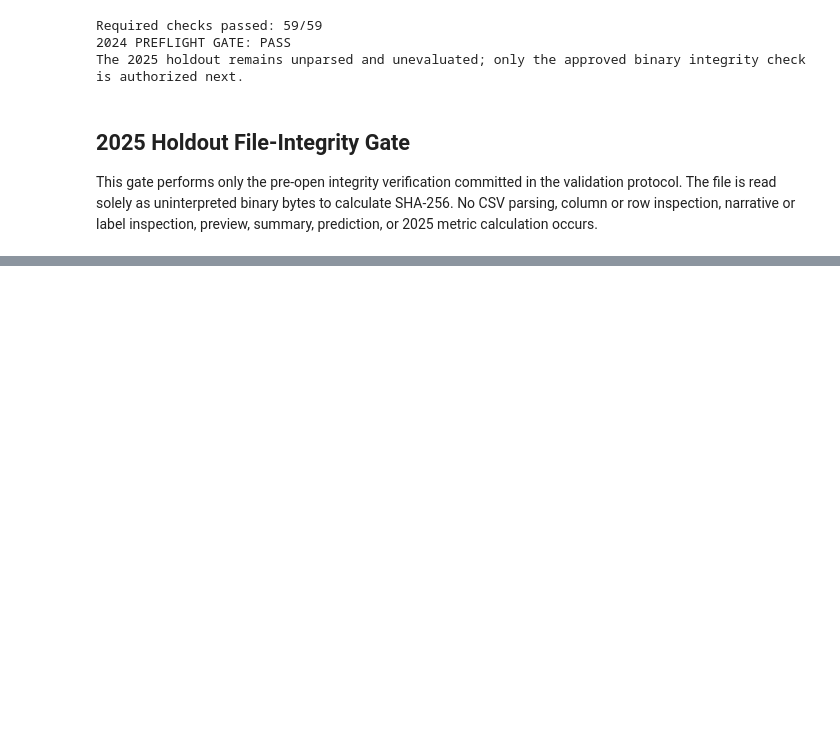
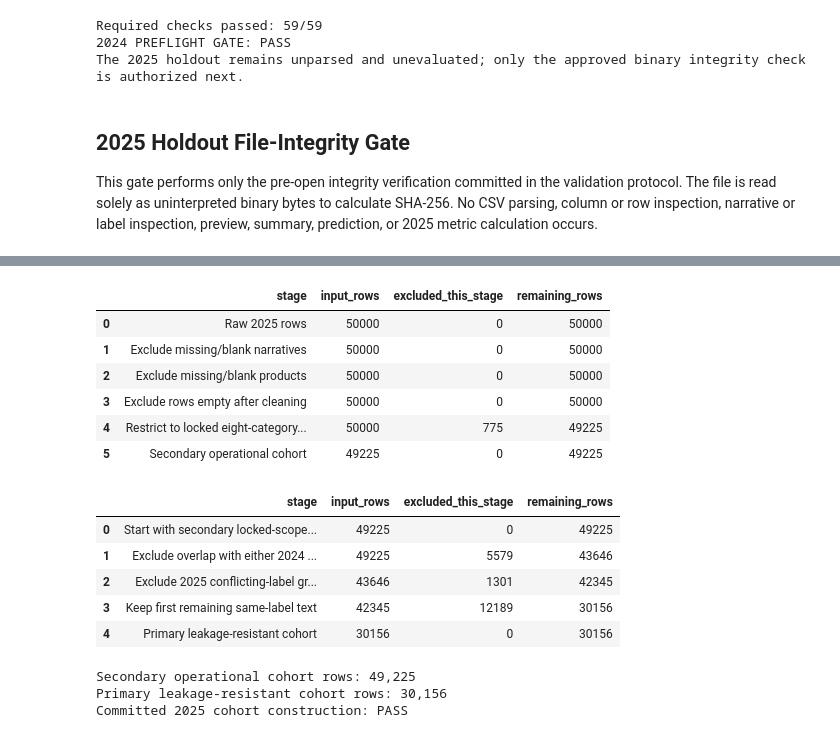
Before and after one commit to rihua-tech/financial-complaint-auto-routing-nlp, a Jupyter notebook: notebooks/07_2025_out_of_time_validation.ipynb, the cells around one changed output, grey strips where cells are left out. Saved outputs shown, nothing was run; the diff lists cells and outputs as text; code cells hidden in the pictures; blank space fills up the shorter version.

```diff
--- a/notebooks/07_2025_out_of_time_validation.ipynb
+++ b/notebooks/07_2025_out_of_time_validation.ipynb
@@ -793,0 +1061,74 @@ The 2025 file was read only as raw binary bytes; its CSV contents remain unparse
+# %%
+secondary_2025_df = cleaned_2025_df.loc[cleaned_2025_df["product"].isin(EXPECTED_CLASSES)].copy()
+out_of_scope_rows_2025 = len(cleaned_2025_df) - len(secondary_2025_df)
+
+primary_after_overlap_2025 = secondary_2025_df.loc[
+    ~secondary_2025_df["normalized_text_hash"].isin(overlap_2024_union_groups)
+].copy()
+primary_overlap_rows_excluded_2025 = len(secondary_2025_df) - len(primary_after_overlap_2025)
+
+primary_after_conflicts_2025 = primary_after_overlap_2025.loc[
+    ~primary_after_overlap_2025["normalized_text_hash"].isin(conflicting_hashes_2025)
+].copy()
+primary_conflicting_rows_excluded_2025 = len(primary_after_overlap_2025) - len(primary_after_conflicts_2025)
+
+primary_2025_df = primary_after_conflicts_2025.drop_duplicates(
+    subset=["normalized_text_hash", "product"],
+    keep="first",
+).reset_index(drop=True)
+primary_repeated_rows_removed_2025 = len(primary_after_conflicts_2025) - len(primary_2025_df)
+
+primary_hashes_unique = bool(primary_2025_df["normalized_text_hash"].is_unique)
+primary_has_no_conflicts = not bool(primary_2025_df["normalized_text_hash"].isin(conflicting_hashes_2025).any())
+primary_has_no_2024_overlap = not bool(primary_2025_df["normalized_text_hash"].isin(overlap_2024_union_groups).any())
+primary_has_only_locked_categories = set(primary_2025_df["product"].unique()).issubset(locked_class_set)
+secondary_retains_all_locked_eligible_rows = len(secondary_2025_df) == int(cleaned_2025_df["product"].isin(EXPECTED_CLASSES).sum())
+
+record_check("Primary cohort has one row per normalized-text hash", primary_hashes_unique, primary_hashes_unique, True)
+record_check("Primary cohort has no conflicting-label groups", primary_has_no_conflicts, primary_has_no_conflicts, True)
+record_check("Primary cohort has no 2024 partition overlap", primary_has_no_2024_overlap, primary_has_no_2024_overlap, True)
+record_check("Primary cohort uses only locked categories", primary_has_only_locked_categories, primary_has_only_locked_categories, True)
+record_check("Secondary cohort retains all eligible locked-scope rows", secondary_retains_all_locked_eligible_rows, secondary_retains_all_locked_eligible_rows, True)
+stop_if_failed("Committed 2025 cohort construction")
+
+secondary_count_flow = pd.DataFrame(
+    [
+        {"stage": "Raw 2025 rows", "input_rows": len(raw_2025_df), "excluded_this_stage": 0, "remaining_rows": len(raw_2025_df)},
+        {"stage": "Exclude missing/blank narratives", "input_rows": len(raw_2025_df), "excluded_this_stage": sequential_missing_narratives, "remaining_rows": int(rows_after_narrative_filter.sum())},
+        {"stage": "Exclude missing/blank products", "input_rows": int(rows_after_narrative_filter.sum()), "excluded_this_stage": sequential_missing_products, "remaining_rows": int(required_field_eligible_mask.sum())},
+        {"stage": "Exclude rows empty after cleaning", "input_rows": int(required_field_eligible_mask.sum()), "excluded_this_stage": rows_empty_after_cleaning, "remaining_rows": len(cleaned_2025_df)},
+        {"stage": "Restrict to locked eight-category scope", "input_rows": len(cleaned_2025_df), "excluded_this_stage": out_of_scope_rows_2025, "remaining_rows": len(secondary_2025_df)},
+        {"stage": "Secondary operational cohort", "input_rows": len(secondary_2025_df), "excluded_this_stage": 0, "remaining_rows": len(secondary_2025_df)},
+    ]
+)
+primary_count_flow = pd.DataFrame(
+    [
+        {"stage": "Start with secondary locked-scope rows", "input_rows": len(secondary_2025_df), "excluded_this_stage": 0, "remaining_rows": len(secondary_2025_df)},
+        {"stage": "Exclude overlap with either 2024 partition", "input_rows": len(secondary_2025_df), "excluded_this_stage": primary_overlap_rows_excluded_2025, "remaining_rows": len(primary_after_overlap_2025)},
+        {"stage": "Exclude 2025 conflicting-label groups", "input_rows": len(primary_after_overlap_2025), "excluded_this_stage": primary_conflicting_rows_excluded_2025, "remaining_rows": len(primary_after_conflicts_2025)},
+        {"stage": "Keep first remaining same-label text", "input_rows": len(primary_after_conflicts_2025), "excluded_this_stage": primary_repeated_rows_removed_2025, "remaining_rows": len(primary_2025_df)},
+        {"stage": "Primary leakage-resistant cohort", "input_rows": len(primary_2025_df), "excluded_this_stage": 0, "remaining_rows": len(primary_2025_df)},
+    ]
+)
+display(secondary_count_flow)
+display(primary_count_flow)
+print(f"Secondary operational cohort rows: {len(secondary_2025_df):,}")
+print(f"Primary leakage-resistant cohort rows: {len(primary_2025_df):,}")
+print("Committed 2025 cohort construction: PASS")
+# %% [output]
+|  | stage | input_rows | excluded_this_stage | remaining_rows |
+| 0 | Raw 2025 rows | 50000 | 0 | 50000 |
+| 1 | Exclude missing/blank narratives | 50000 | 0 | 50000 |
+| 2 | Exclude missing/blank products | 50000 | 0 | 50000 |
+| 3 | Exclude rows empty after cleaning | 50000 | 0 | 50000 |
+| 4 | Restrict to locked eight-category... | 50000 | 775 | 49225 |
+| 5 | Secondary operational cohort | 49225 | 0 | 49225 |
+|  | stage | input_rows | excluded_this_stage | remaining_rows |
+| 0 | Start with secondary locked-scope... | 49225 | 0 | 49225 |
+| 1 | Exclude overlap with either 2024 ... | 49225 | 5579 | 43646 |
+| 2 | Exclude 2025 conflicting-label gr... | 43646 | 1301 | 42345 |
+| 3 | Keep first remaining same-label text | 42345 | 12189 | 30156 |
+| 4 | Primary leakage-resistant cohort | 30156 | 0 | 30156 |
+Secondary operational cohort rows: 49,225
+Primary leakage-resistant cohort rows: 30,156
+Committed 2025 cohort construction: PASS
```
Also changed, not shown: parts of 14 cells of this notebook.
